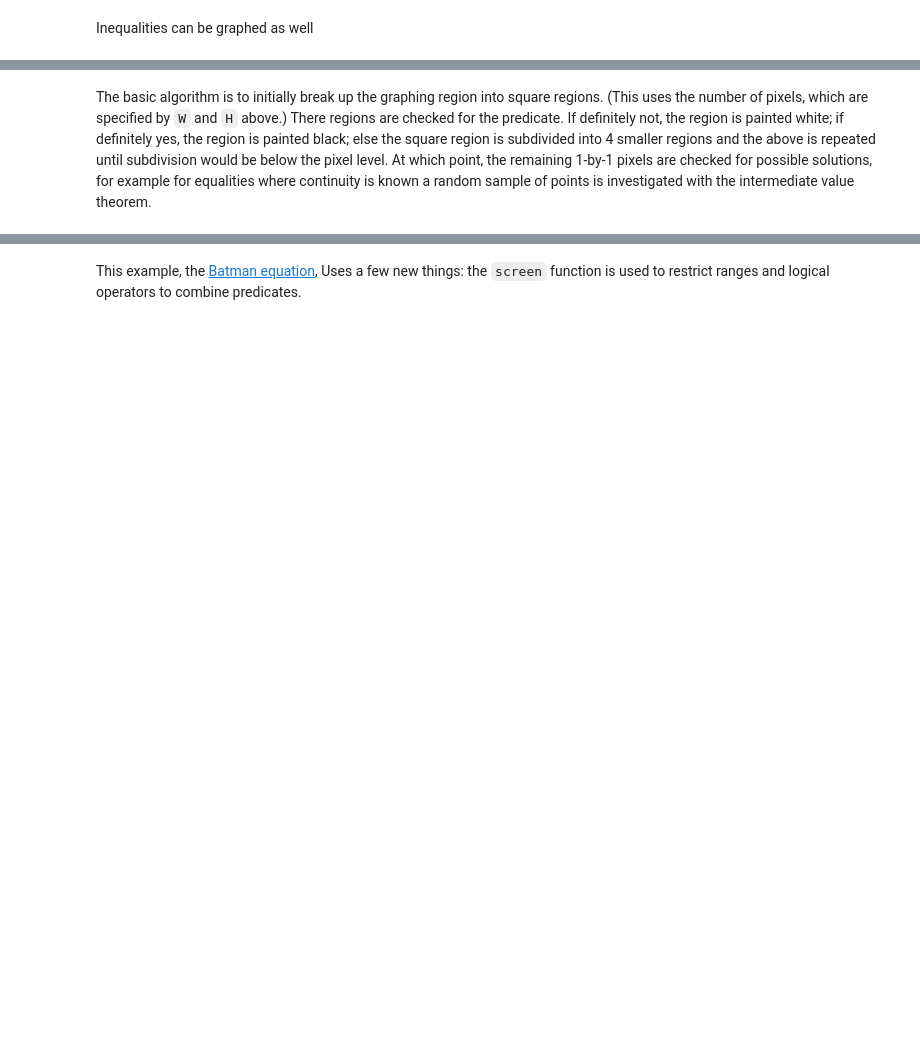
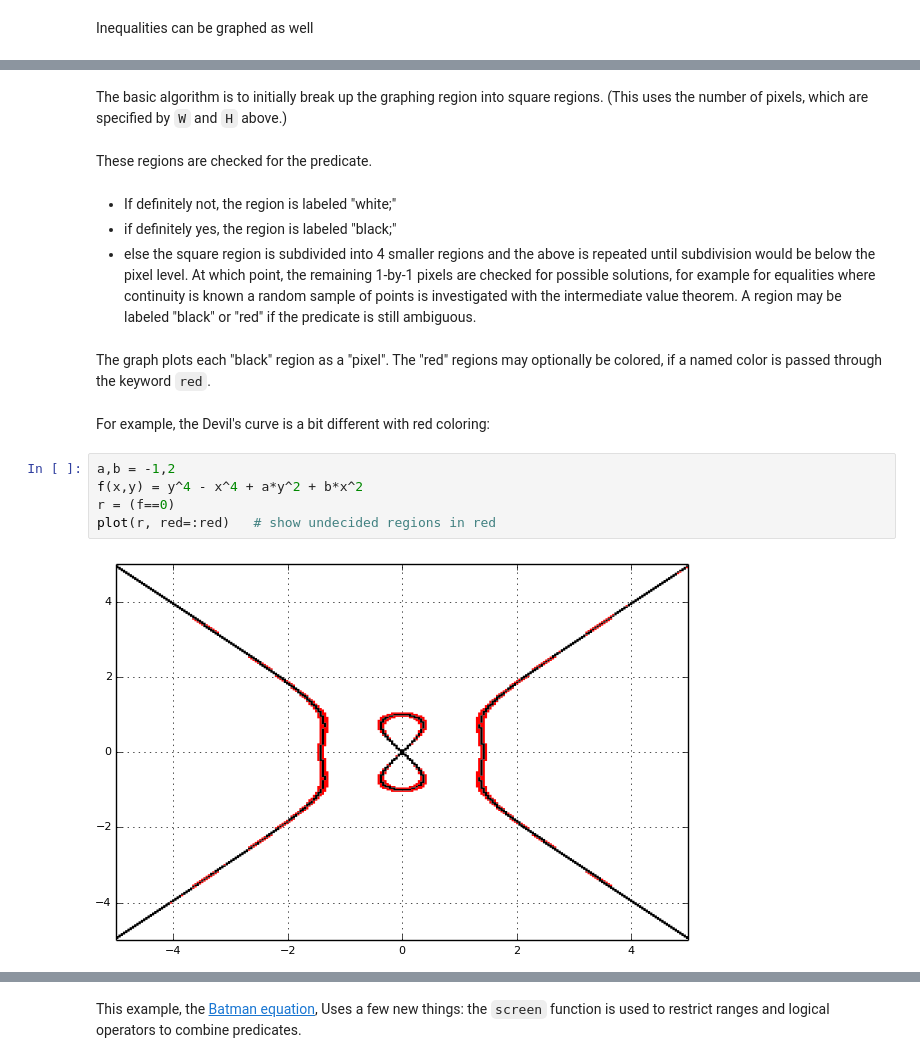
Before and after one commit to jverzani/ImplicitEquations.jl, a Jupyter notebook: docs/examples.ipynb, the cells around one changed output, grey strips where cells are left out. Drawn from its saved outputs; the diff is of its cells as text; blank space fills up the shorter version.

```diff
--- a/docs/examples.ipynb
+++ b/docs/examples.ipynb
@@ -54,4 +40,23 @@ plot(f < 0)
 # %% [markdown]
 <p><img src="http://i.imgur.com/8Mtmb7v.png" alt="Algorithm" /></p>
+# %% [markdown]
+<p>The basic algorithm is to initially break up the graphing region into square regions. (This uses the number of pixels, which are specified by <code>W</code> and <code>H</code> above.)</p>
+# %% [markdown]
+<p>These regions are checked for the predicate.</p>
 # %% [markdown]
-<p>The basic algorithm is to initially break up the graphing region into square regions. (This uses the number of pixels, which are specified by <code>W</code> and <code>H</code> above.)  There regions are checked for the predicate. If definitely not, the region is painted white; if definitely yes, the region is painted black; else the square region is subdivided into 4 smaller regions and the above is repeated until subdivision would be below the pixel level. At which point, the remaining 1-by-1 pixels are checked for possible solutions, for example for equalities where continuity is known a random sample of points is investigated with the intermediate value theorem.</p>
+<ul>
+<li>If definitely not, the region is labeled "white;"</li>
+<li>if definitely yes, the region is labeled "black;"</li>
+<li>else the square region is subdivided into 4 smaller regions and the above is repeated until subdivision would be below the pixel level. At which point, the remaining 1-by-1 pixels are checked for possible solutions, for example for equalities where continuity is known a random sample of points is investigated with the intermediate value theorem. A region may be labeled "black" or "red" if the predicate is still ambiguous.</li>
+</ul>
+# %% [markdown]
+<p>The graph plots each "black" region as a "pixel". The "red" regions may optionally be colored, if a named color is passed through the keyword <code>red</code>.</p>
+# %% [markdown]
+<p>For example, the Devil's curve is a bit different with red coloring:</p>
+# %%
+a,b = -1,2
+f(x,y) = y^4 - x^4 + a*y^2 + b*x^2
+r = (f==0)
+plot(r, red=:red)   # show undecided regions in red
+# %% [output]
+[figure, added]
```
Also changed, not shown: parts of 19 cells of this notebook, 4 other files.
